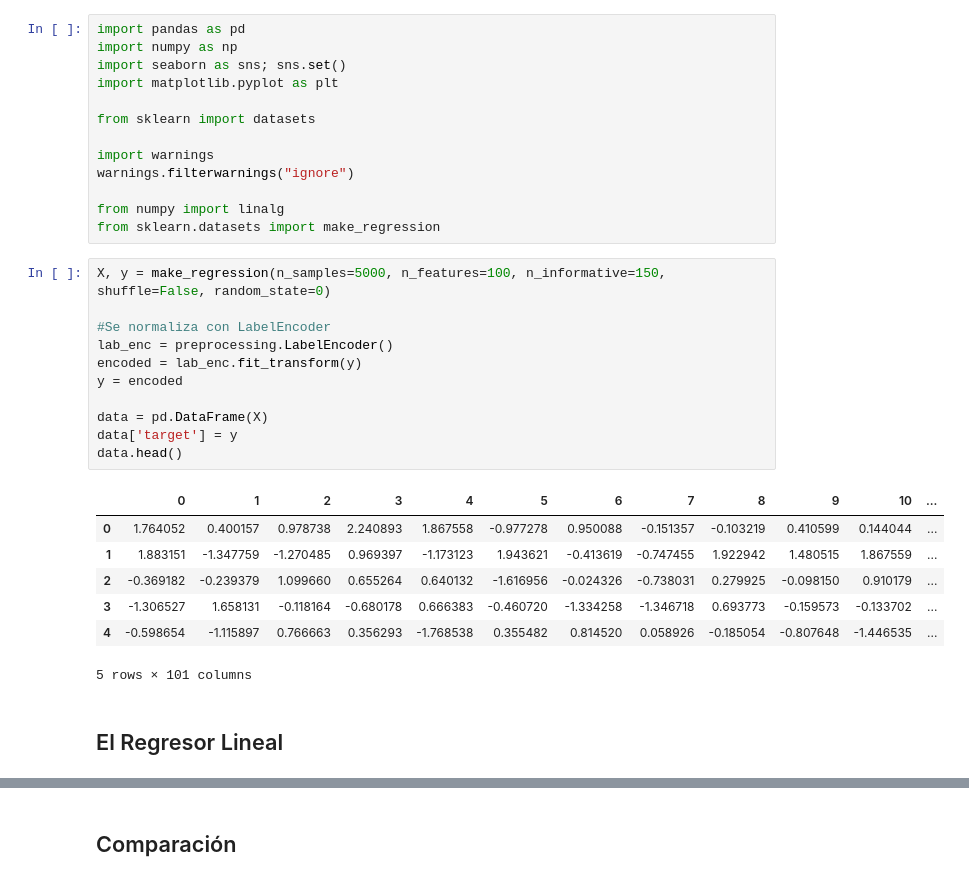
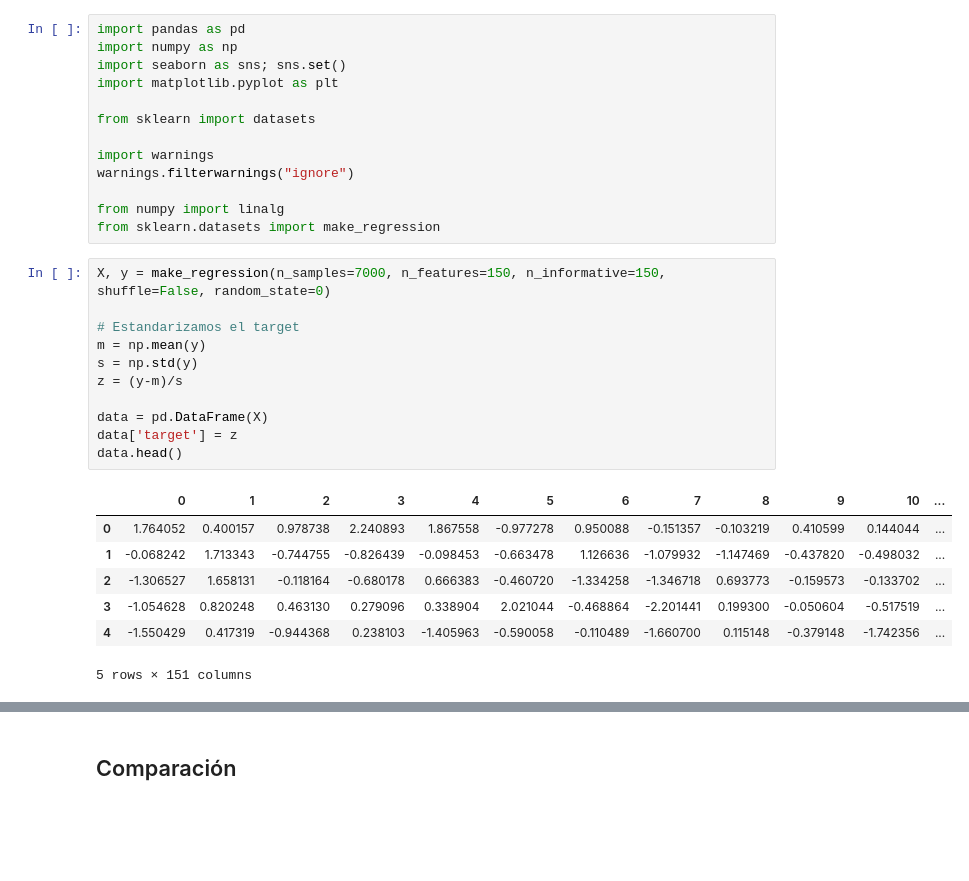
Before and after one commit to zhjavdi/Taller-2-INF398, a Jupyter notebook: Taller-2-INF398.ipynb, the cells around one changed output, grey strips where cells are left out. Saved outputs shown, nothing was run; the diff lists cells and outputs as text; blank space fills up the shorter version.

```diff
--- a/Taller-2-INF398.ipynb
+++ b/Taller-2-INF398.ipynb
@@ -675,23 +984,21 @@ warnings.filterwarnings("ignore")
 from numpy import linalg
 from sklearn.datasets import make_regression
 # %%
-X, y = make_regression(n_samples=5000, n_features=100, n_informative=150, shuffle=False, random_state=0)
+X, y = make_regression(n_samples=7000, n_features=150, n_informative=150, shuffle=False, random_state=0)
 
-#Se normaliza con LabelEncoder
-lab_enc = preprocessing.LabelEncoder()
-encoded = lab_enc.fit_transform(y)
-y = encoded
+# Estandarizamos el target
+m = np.mean(y)
+s = np.std(y)
+z = (y-m)/s
 
 data = pd.DataFrame(X)
-data['target'] = y
+data['target'] = z
 data.head()
 # %% [output]
 |  | 0 | 1 | 2 | 3 | 4 | 5 | 6 | 7 | 8 | 9 | 10 | ... |
 | 0 | 1.764052 | 0.400157 | 0.978738 | 2.240893 | 1.867558 | -0.977278 | 0.950088 | -0.151357 | -0.103219 | 0.410599 | 0.144044 | ... |
-| 1 | 1.883151 | -1.347759 | -1.270485 | 0.969397 | -1.173123 | 1.943621 | -0.413619 | -0.747455 | 1.922942 | 1.480515 | 1.867559 | ... |
-| 2 | -0.369182 | -0.239379 | 1.099660 | 0.655264 | 0.640132 | -1.616956 | -0.024326 | -0.738031 | 0.279925 | -0.098150 | 0.910179 | ... |
-| 3 | -1.306527 | 1.658131 | -0.118164 | -0.680178 | 0.666383 | -0.460720 | -1.334258 | -1.346718 | 0.693773 | -0.159573 | -0.133702 | ... |
-| 4 | -0.598654 | -1.115897 | 0.766663 | 0.356293 | -1.768538 | 0.355482 | 0.814520 | 0.058926 | -0.185054 | -0.807648 | -1.446535 | ... |
+| 1 | -0.068242 | 1.713343 | -0.744755 | -0.826439 | -0.098453 | -0.663478 | 1.126636 | -1.079932 | -1.147469 | -0.437820 | -0.498032 | ... |
+| 2 | -1.306527 | 1.658131 | -0.118164 | -0.680178 | 0.666383 | -0.460720 | -1.334258 | -1.346718 | 0.693773 | -0.159573 | -0.133702 | ... |
+| 3 | -1.054628 | 0.820248 | 0.463130 | 0.279096 | 0.338904 | 2.021044 | -0.468864 | -2.201441 | 0.199300 | -0.050604 | -0.517519 | ... |
+| 4 | -1.550429 | 0.417319 | -0.944368 | 0.238103 | -1.405963 | -0.590058 | -0.110489 | -1.660700 | 0.115148 | -0.379148 | -1.742356 | ... |
-5 rows × 101 columns
+5 rows × 151 columns
-# %% [markdown]
-## El Regresor Lineal
```
Also changed, not shown: parts of 50 cells of this notebook.
